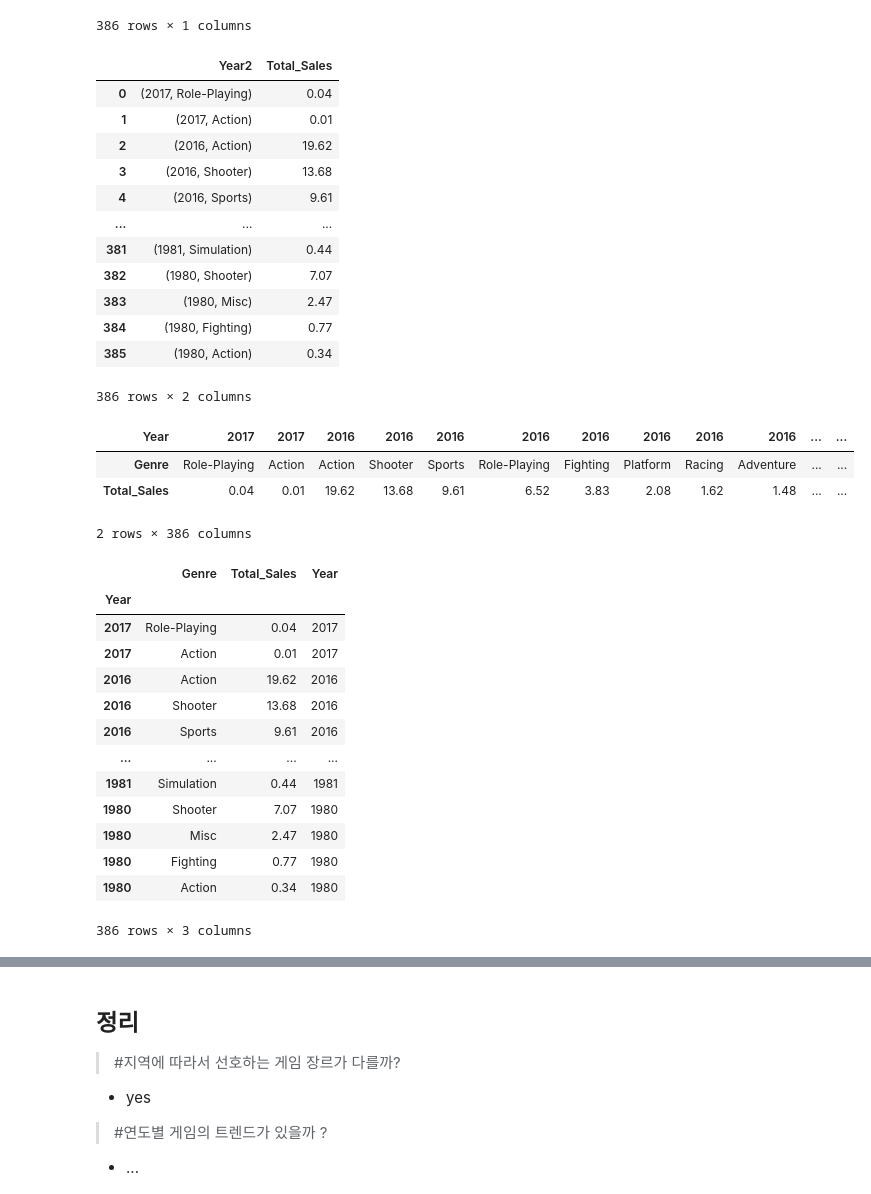
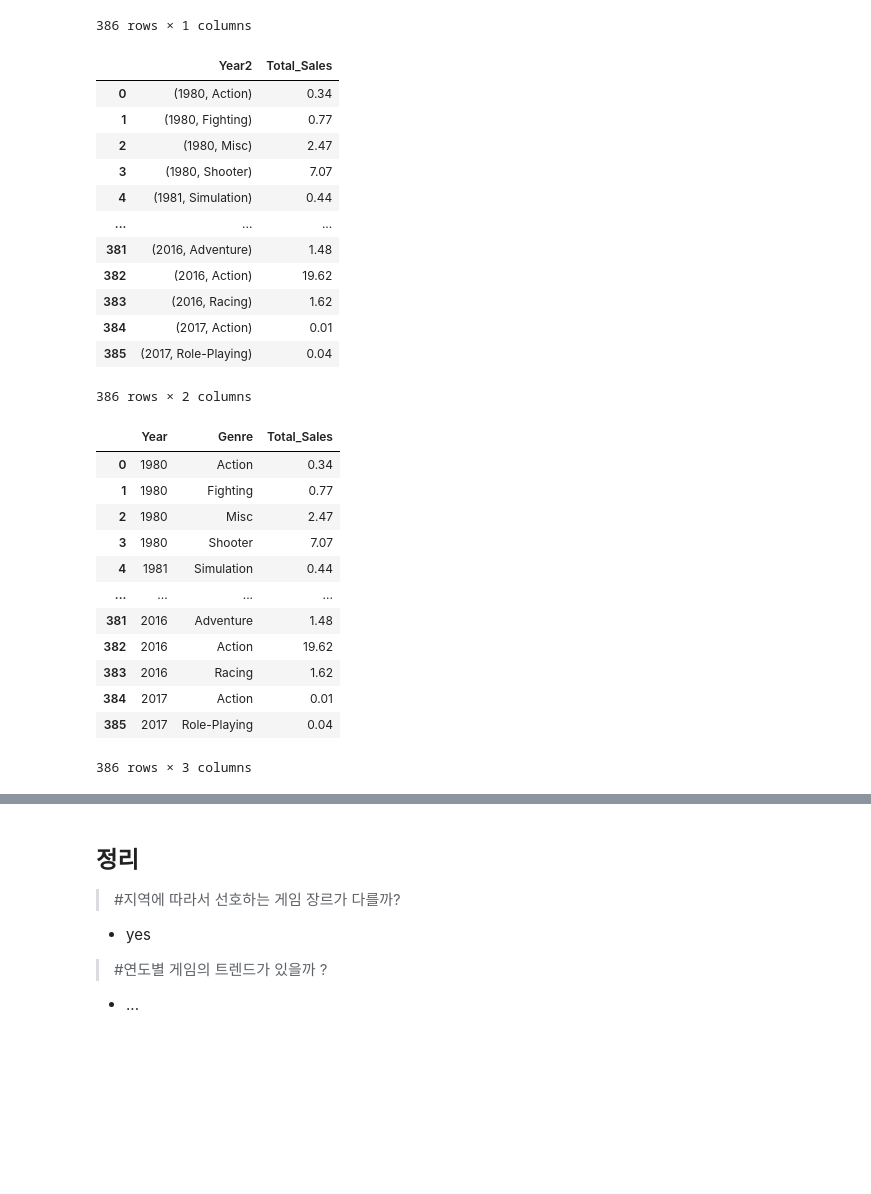
Before and after one commit to letssoar/CodeStatesProject, a Jupyter notebook: section1/colab_1.ipynb, the cells around one changed output, grey strips where cells are left out. Cells and saved outputs as stored; diff of their text form; code cells hidden in the pictures; blank space fills up the shorter version.

Commit message:
연도별 장르 시각화 -  line plot

```diff
--- a/section1/colab_1.ipynb
+++ b/section1/colab_1.ipynb
@@ -7,9 +7,13 @@ import matplotlib as mpl
 import matplotlib.pyplot as plt
 import seaborn as sns
 
+#option float show all
+pd.options.display.float_format = '{:.2f}'.format
+
 
 df = pd.read_csv('vgames2.csv', index_col = 0)
 #df.drop('Unnamed: 0', axis=1,inplace=True)
+
 df
 # %% [output]
 |  | Name | Platform | Year | Genre | Publisher | NA_Sales | EU_Sales | JP_Sales | Other_Sales |
@@ -299,71 +294,60 @@ df_gy
 386 rows × 1 columns
 # %%
 #연도별 게임의 트렌드가 있을까 ?
-# - [x]  연도별 장르 나누기
+# - [ ]  연도별 장르 나누기
+# - [ ]  연도별 많이 팔린 장르 top 1 뽑기
+# - [ ]  라인 플롯.  x축 연도 y축은 판매량, text로 제일 많이 팔린 장르 보여주기
 # - [ ]  연도별로 많이 팔린 장르 시각화
 
+
+
+#멀티인덱스를 Year 인덱스로 만들려는 삽질..
 df_gy['Year2'] = df_gy.index
 df_g1 = df_gy[ ['Year2','Total_Sales']]
 df_g1 = df_g1.reset_index(drop=True)
 df_g1
 # %% [output]
 |  | Year2 | Total_Sales |
-| 0 | (2017, Role-Playing) | 0.04 |
-| 1 | (2017, Action) | 0.01 |
-| 2 | (2016, Action) | 19.62 |
-| 3 | (2016, Shooter) | 13.68 |
-| 4 | (2016, Sports) | 9.61 |
+| 0 | (1980, Action) | 0.34 |
+| 1 | (1980, Fighting) | 0.77 |
+| 2 | (1980, Misc) | 2.47 |
+| 3 | (1980, Shooter) | 7.07 |
+| 4 | (1981, Simulation) | 0.44 |
 | ... | ... | ... |
-| 381 | (1981, Simulation) | 0.44 |
-| 382 | (1980, Shooter) | 7.07 |
-| 383 | (1980, Misc) | 2.47 |
-| 384 | (1980, Fighting) | 0.77 |
-| 385 | (1980, Action) | 0.34 |
+| 381 | (2016, Adventure) | 1.48 |
+| 382 | (2016, Action) | 19.62 |
+| 383 | (2016, Racing) | 1.62 |
+| 384 | (2017, Action) | 0.01 |
+| 385 | (2017, Role-Playing) | 0.04 |
 386 rows × 2 columns
 # %%
-
+#멀티 인덱스 -> 튜플을 나눠서 인덱스 화.
 years = []
 genre = []
 
 for v in df_g1['Year2']:
     years.append(v[0])
     genre.append(v[1])
 
 df_g1['Year'] = years
 df_g1['Genre'] = genre
 
 
 df_g2 = df_g1[ ['Year','Genre','Total_Sales'] ]
 df_g2.sort_values(by ='Year')
 df_g2 = df_g2.reset_index(drop=True)
-df_g2T = df_g2.T
-
-
-df_g2T.columns = df_g2T.iloc[0,:]
-df_g2T = df_g2T.iloc[1:,:]
-df_g2T
+df_g2
 # %% [output]
-| Year | 2017 | 2017 | 2016 | 2016 | 2016 | 2016 | 2016 | 2016 | 2016 | 2016 | ... | ... |
-| Genre | Role-Playing | Action | Action | Shooter | Sports | Role-Playing | Fighting | Platform | Racing | Adventure | ... | ... |
-| Total_Sales | 0.04 | 0.01 | 19.62 | 13.68 | 9.61 | 6.52 | 3.83 | 2.08 | 1.62 | 1.48 | ... | ... |
+|  | Year | Genre | Total_Sales |
+| 0 | 1980 | Action | 0.34 |
+| 1 | 1980 | Fighting | 0.77 |
+| 2 | 1980 | Misc | 2.47 |
+| 3 | 1980 | Shooter | 7.07 |
+| 4 | 1981 | Simulation | 0.44 |
+| ... | ... | ... | ... |
+| 381 | 2016 | Adventure | 1.48 |
+| 382 | 2016 | Action | 19.62 |
+| 383 | 2016 | Racing | 1.62 |
+| 384 | 2017 | Action | 0.01 |
+| 385 | 2017 | Role-Playing | 0.04 |
-2 rows × 386 columns
+386 rows × 3 columns
-# %%
-df_g3= df_g2T.T
-#df_g3[df_g3['Year'] <=2000].plot.bar( xlabel='', title='TitleName',figsize=(12,10))
-df_g3['Year'] = df_g3.index
-df_g3
-# %% [output]
-|  | Genre | Total_Sales | Year |
-| Year |  |  |  |
-| 2017 | Role-Playing | 0.04 | 2017 |
-| 2017 | Action | 0.01 | 2017 |
-| 2016 | Action | 19.62 | 2016 |
-| 2016 | Shooter | 13.68 | 2016 |
-| 2016 | Sports | 9.61 | 2016 |
-| ... | ... | ... | ... |
-| 1981 | Simulation | 0.44 | 1981 |
-| 1980 | Shooter | 7.07 | 1980 |
-| 1980 | Misc | 2.47 | 1980 |
-| 1980 | Fighting | 0.77 | 1980 |
-| 1980 | Action | 0.34 | 1980 |
-386 rows × 3 columns
```
Also changed, not shown: parts of 14 cells of this notebook.
